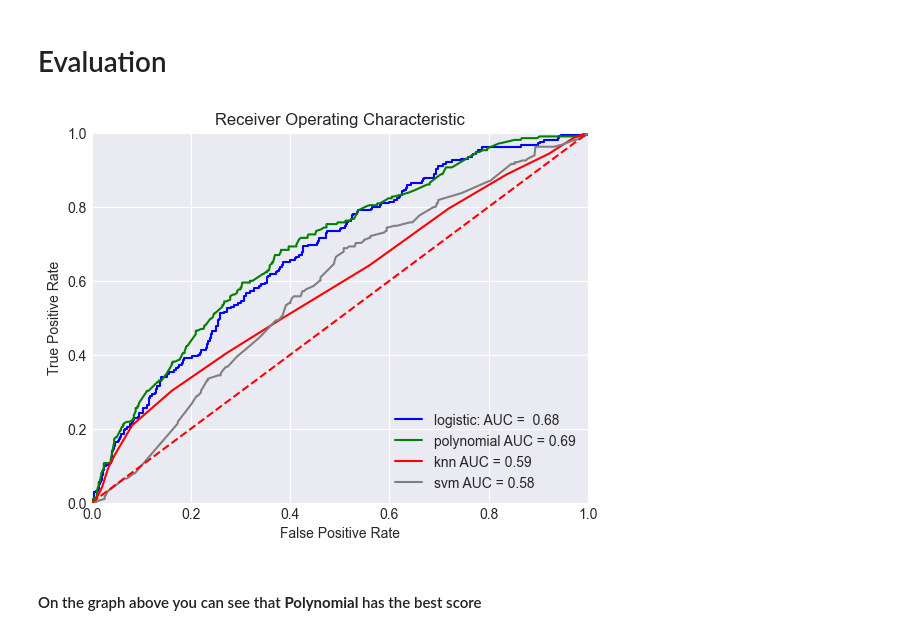
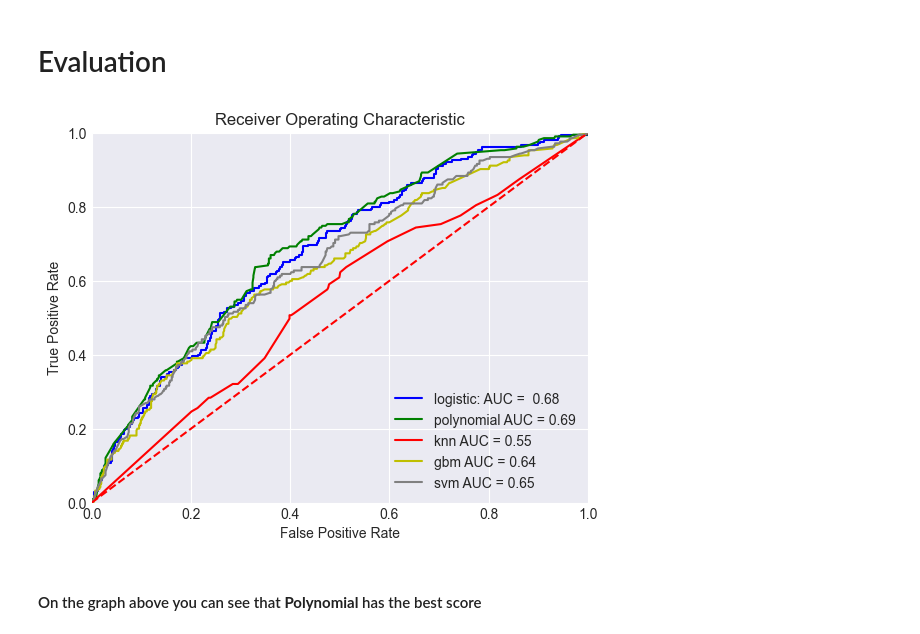
Before and after one commit to Vicba/SchoolProject, a Jupyter notebook: outcome_damage_inc.ipynb, the cells around one changed output. Saved outputs shown, nothing was run; the diff lists cells and outputs as text; code cells hidden in the pictures.

```diff
--- a/outcome_damage_inc.ipynb
+++ b/outcome_damage_inc.ipynb
@@ -511,0 +518,18 @@ plt.show()
+# %%
+# We use KNNImputer to fill in the NaN values because KNeighborsClassifier does not accept missing values encoded as NaN natively.
+from sklearn.impute import KNNImputer
+
+imputer = KNNImputer(n_neighbors=5)
+
+# Impute the missing values in X_train_smote
+X_train_smote = imputer.fit_transform(X_train_smote)
+# %%
+n_neighbors = np.arange(1,5)
+param_grid = {'n_neighbors': n_neighbors}
+
+knn_b = KNeighborsClassifier( )
+grid_search_knn = GridSearchCV(estimator = knn, param_grid = param_grid, scoring=prec_scorer ,cv = 3,  verbose=2, n_jobs = -1)
+isotonic_knn = CalibratedClassifierCV(grid_search_knn, cv=3, method='isotonic')
+
+
+isotonic_knn.fit(X_train_smote, y_train_smote)
@@ -580,23 +831,23 @@ for ax in axs.flat: ax.set(ylabel='r_squared')
 # %%
-# using the best parameters with the grid search
-
 from sklearn.svm import SVC
 from sklearn.model_selection import GridSearchCV
 from sklearn.calibration import CalibratedClassifierCV, calibration_curve
 
 
-C = [round(x,5) for x in np.linspace(start=2, stop=2.5, num=5)]
-kernel = ['rbf']
-degree = [5,4]
-gamma = [round(x,5) for x in np.linspace(start=0.5, stop=0.6, num=4)]
+C = [round(x,5) for x in np.linspace(start=0.0005, stop=0.0015, num=5)]
+kernel = ['poly']
+degree = [3]
+gamma = [round(x,5) for x in np.linspace(start=0.2, stop=0.3, num=4)]
+
+
 
 random_grid = {'C': C,
                'kernel': kernel,
                'degree':degree,
                'gamma': gamma}
 svc = SVC()
-svc_grid = GridSearchCV(estimator=svc, param_grid=random_grid, cv=3, verbose=2, n_jobs=-1)
+svc_grid = GridSearchCV(estimator = svc, param_grid = random_grid,  cv = 3, verbose=2,  n_jobs = -1)
 
 isotonic_svm = CalibratedClassifierCV(svc_grid, cv=3, method='isotonic')
-isotonic_svm.fit(X_train_stand, y_train)
+isotonic_svm.fit(X_train_smote, y_train_smote)
 # %% [output]
@@ -635,34 +886,34 @@ weighted avg       0.53      0.72      0.61       792
 # %%
 preds_svm = isotonic_svm.predict_proba(X_val_stand)[:,1]
 
 
 fpr, tpr, threshold = metrics.roc_curve(y_val, preds)
 fpr_p, tpr_p, threshold = metrics.roc_curve(y_val, preds_poly)
-#fpr_k, tpr_k, threshold = metrics.roc_curve(y_val, preds_knn_b)
-#fpr_g, tpr_g, threshold = metrics.roc_curve(y_val, preds_gbm)
+fpr_k, tpr_k, threshold = metrics.roc_curve(y_val, preds_knn_b)
+fpr_g, tpr_g, threshold = metrics.roc_curve(y_val, preds_gbm)
 fpr_s, tpr_s, threshold = metrics.roc_curve(y_val, preds_svm)
 
 roc_auc = metrics.auc(fpr, tpr)
 roc_auc_p = metrics.auc(fpr_p, tpr_p)
 roc_auc_k = metrics.auc(fpr_k, tpr_k)
-#roc_auc_g = metrics.auc(fpr_g, tpr_g)
+roc_auc_g = metrics.auc(fpr_g, tpr_g)
 roc_auc_s = metrics.auc(fpr_s, tpr_s)
 
 
 plt.title('Receiver Operating Characteristic')
 plt.plot(fpr, tpr, 'b', label = 'logistic: AUC =  %0.2f' % roc_auc)
 plt.plot(fpr_p, tpr_p, 'g', label = 'polynomial AUC = %0.2f' % roc_auc_p)
 plt.plot(fpr_k, tpr_k, 'r', label = 'knn AUC = %0.2f' % roc_auc_k)
-#plt.plot(fpr_g, tpr_g, 'y', label = 'gbm AUC = %0.2f' % roc_auc_g)
+plt.plot(fpr_g, tpr_g, 'y', label = 'gbm AUC = %0.2f' % roc_auc_g)
 plt.plot(fpr_s, tpr_s, 'grey', label = 'svm AUC = %0.2f' % roc_auc_s)
 plt.legend(loc = 'lower right')
 plt.plot([0, 1], [0, 1],'r--')
 plt.xlim([0, 1])
 plt.ylim([0, 1])
 plt.ylabel('True Positive Rate')
 plt.xlabel('False Positive Rate')
 plt.show()
 # %% [output]
-[figure, old version]
+[figure, new version]
 # %% [markdown]
 #### On the graph above you can see that **Polynomial** has the best score
```
Also changed, not shown: parts of 75 cells of this notebook, 3 other files.
